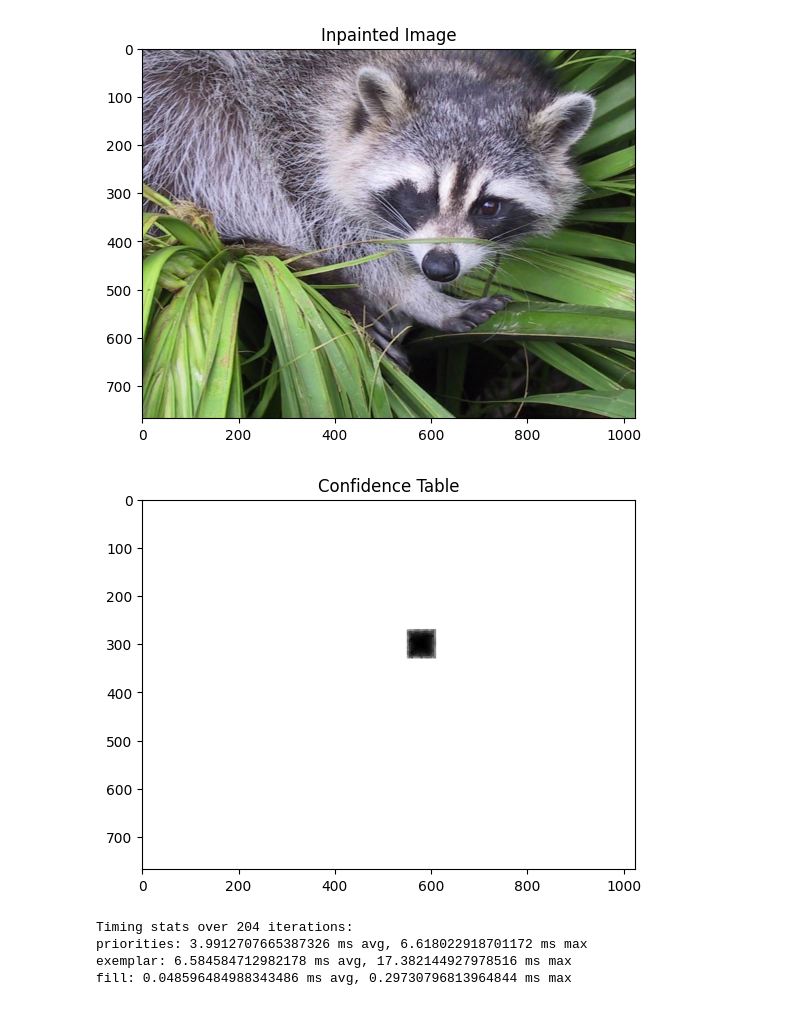
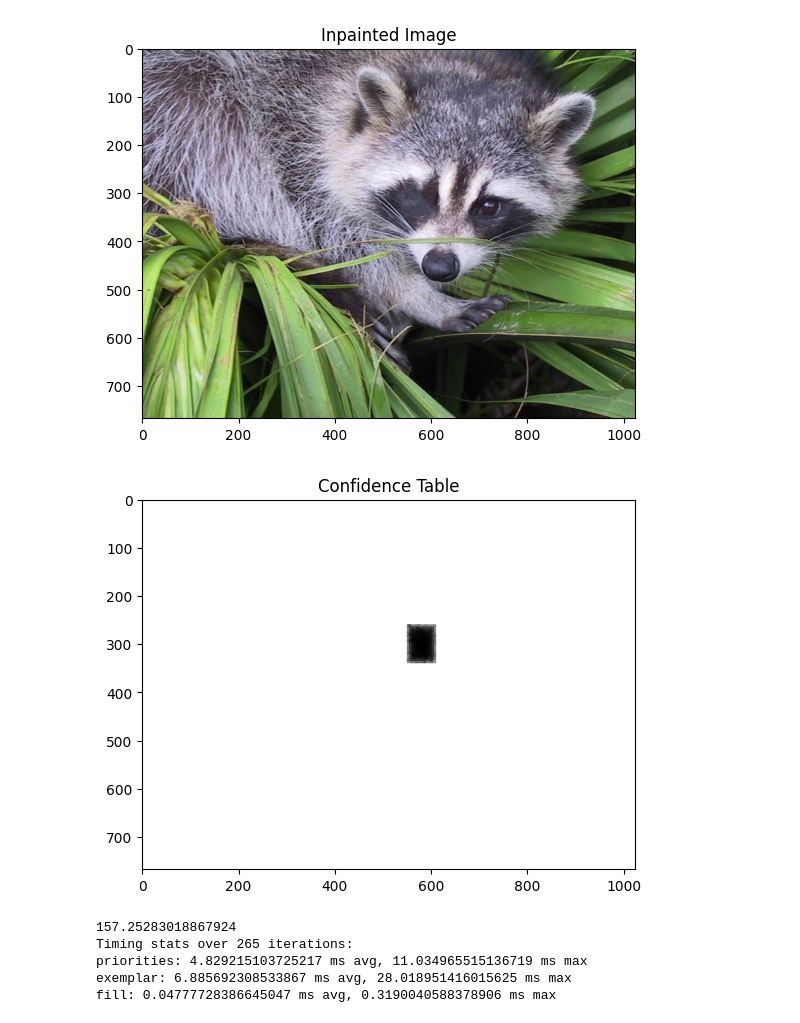
Before and after one commit to micahreich/patch-match, a Jupyter notebook: sequential/object-removal.ipynb, the cells around one changed output. Drawn from its saved outputs; the diff is of its cells as text; code cells hidden in the pictures.

```diff
--- a/sequential/object-removal.ipynb
+++ b/sequential/object-removal.ipynb
@@ -205,10 +205,6 @@ class ObjectRemove:
         assert mask.array.shape[0] == self.image.shape[0] and mask.array.shape[1] == self.image.shape[1]
         max_dim = max(self.image.shape)
 
-        frame_sequence = []
-        fig, ax = plt.subplots()
-        im = ax.imshow(overlay_mask_image(mask, self.image, show=False), cmap='viridis', interpolation='none')
-
         timing_specs = {
             'priorities': [0, 0],
             'exemplar': [0, 0],
@@ -276,7 +272,8 @@ class ObjectRemove:
 
                     if c_exemplar_distance < exemplar_distance:
                         exemplar_distance = c_exemplar_distance
-                        exemplar_i, exemplar_j = i, j"""
+                        exemplar_i, exemplar_j = i, j
+            """
 
             end_time = time.time()
             timing_specs['exemplar'][1] = max(timing_specs['exemplar'][1], end_time - start_time)
@@ -303,14 +300,6 @@ class ObjectRemove:
             timing_specs['fill'][1] = max(timing_specs['fill'][1], end_time - start_time)
             timing_specs['fill'][0] += end_time - start_time
 
-            # frame_sequence.append(overlay_mask_image(mask, self.image, show=False))
-
-        # def update(frame):
-        #     im.set_data(frame_sequence[frame])
-        #     return [im]
-        # ani = FuncAnimation(fig, update, frames=len(frame_sequence), blit=True)
-        # ani.save('animation.gif', writer='imagemagick', fps=80)
-
         plt.imshow(self.image, cmap='gray')
         plt.title("Inpainted Image")
         plt.show()
@@ -333,7 +322,7 @@ class ObjectRemove:
 image = datasets.face().astype('int32')
 
 mask = np.ones((image.shape[0], image.shape[1]), dtype=bool)
-box_w, box_h = 60, 60
+box_w, box_h = 60, 80
 mask[300-box_h//2 : 300+box_h//2+1, 580-box_w//2 : 580+box_w//2+1] = False
 mask_with_boundary = MaskWithBoundary(mask)
 
@@ -346,6 +335,7 @@ objrem.fill_region(mask_with_boundary)
-[figure, old version]
+[figure, new version]
-[figure, old version]
+[figure, new version]
-Timing stats over 204 iterations:
-priorities: 3.9912707665387326 ms avg, 6.618022918701172 ms max
-exemplar: 6.584584712982178 ms avg, 17.382144927978516 ms max
-fill: 0.048596484988343486 ms avg, 0.29730796813964844 ms max
+157.25283018867924
+Timing stats over 265 iterations:
+priorities: 4.829215103725217 ms avg, 11.034965515136719 ms max
+exemplar: 6.885692308533867 ms avg, 28.018951416015625 ms max
+fill: 0.04777728386645047 ms avg, 0.3190040588378906 ms max
```
Also changed, not shown: parts of 1 cell of this notebook.
